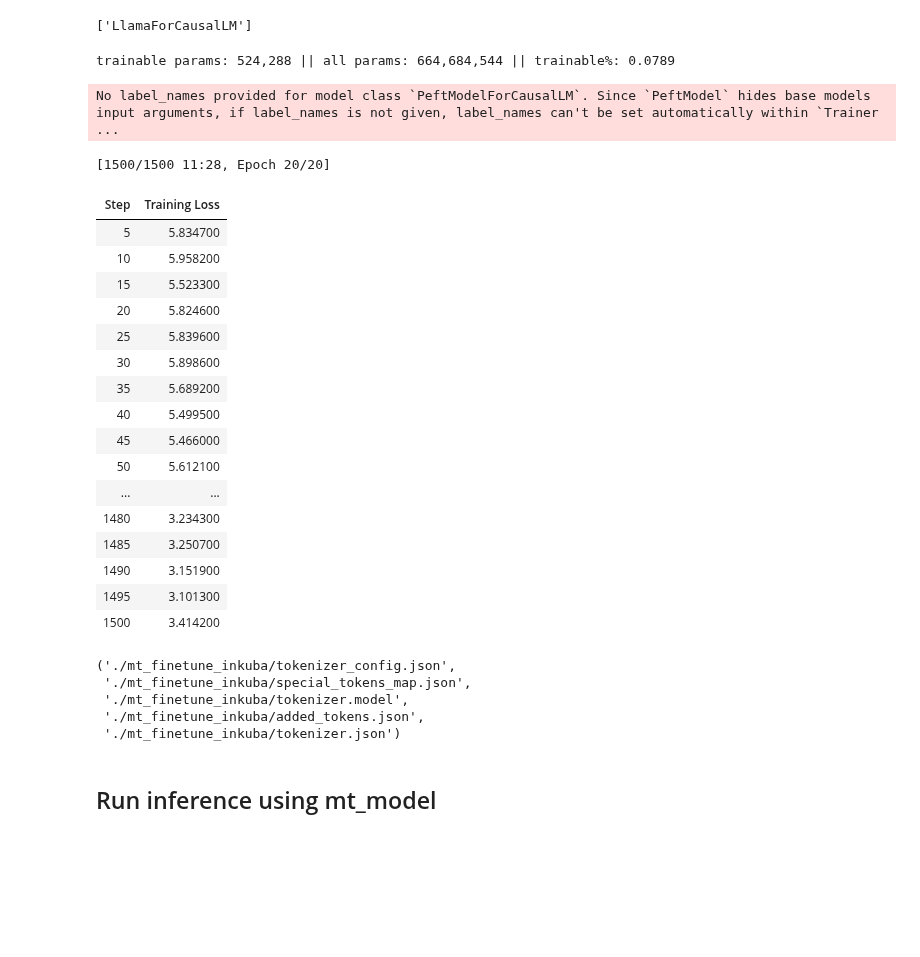
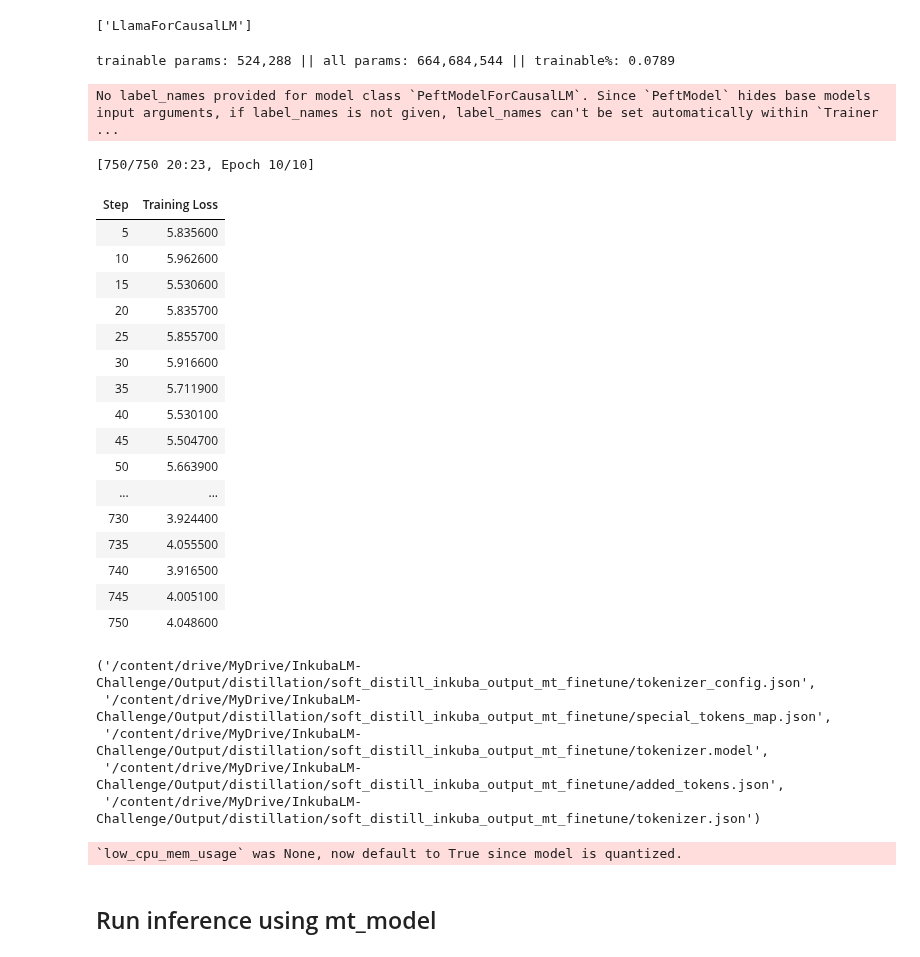
Before and after one commit to melissafasol/InkubaLM-Challenge, a Jupyter notebook: notebooks_ab/distillation.ipynb, the cells around one changed output. Saved outputs shown, nothing was run; the diff lists cells and outputs as text; code cells hidden in the pictures; blank space fills up the shorter version.

```diff
--- a/notebooks_ab/distillation.ipynb
+++ b/notebooks_ab/distillation.ipynb
@@ -453,0 +462,7 @@ No label_names provided for model class `PeftModelForCausalLM`. Since `PeftModel
+# %%
+from transformers import AutoModelForCausalLM, AutoTokenizer
+
+load_dir = "/content/drive/MyDrive/InkubaLM-Challenge/Output/distillation/soft_distill_inkuba_output"
+
+model = AutoModelForCausalLM.from_pretrained(load_dir, local_files_only=True)
+tokenizer = AutoTokenizer.from_pretrained(load_dir, local_files_only=True)
@@ -461,7 +483,3 @@ print(output_path)
 # %% [output]
 True
 /content/drive/MyDrive/InkubaLM-Challenge/Output/distillation
-# %%
-model = AutoModelForCausalLM.from_pretrained(os.path.join(output_path,"/soft_distill_inkuba_output")).to("cuda")
-tokenizer = AutoTokenizer.from_pretrained("lelapa/InkubaLM-0.4B")
-tokenizer.pad_token = tokenizer.eos_token  # Ensure padding is defined
@@ -919,59 +932,73 @@ tokenized = hf_dataset.map(preprocess_causal, remove_columns=hf_dataset.column_n
 training_args = TrainingArguments(
     output_dir="./mt_finetune_inkuba",
     per_device_train_batch_size=2,
-    num_train_epochs=20,
+    num_train_epochs=10,
     learning_rate=2e-5,  # 👈 lowered LR
     gradient_accumulation_steps=2,
     logging_steps=5,
     save_steps=50,
     evaluation_strategy="no",
     report_to="none",
     remove_unused_columns=False,
     logging_dir="./logs",
 )
 
 collator = DataCollatorForLanguageModeling(tokenizer=tokenizer, mlm=False)
 
 # -------- Train with default Trainer --------
 trainer = Trainer(
     model=model,
     args=training_args,
     train_dataset=tokenized,
     data_collator=collator,
     tokenizer=tokenizer,
 )
 
 trainer.train()
 
-# -------- Save the fine-tuned model --------
-model.save_pretrained("./mt_finetune_inkuba")
-tokenizer.save_pretrained("./mt_finetune_inkuba")
+output_path = "/content/drive/MyDrive/InkubaLM-Challenge/Output/distillation"
+save_dir = Path(output_path) / "soft_distill_inkuba_output_mt_finetune"
+save_dir.mkdir(parents=True, exist_ok=True)  # optional: make sure folder exists
+
+    # Merge LoRA weights into base model and save everything
+model = model.merge_and_unload()
+model.save_pretrained(save_dir)
+tokenizer.save_pretrained(save_dir)
 # %% [output]
 trainable params: 524,288 || all params: 664,684,544 || trainable%: 0.0789
 No label_names provided for model class `PeftModelForCausalLM`. Since `PeftModel` hides base models input arguments, if label_names is not given, label_names can't be set automatically within `Trainer ...
-[1500/1500 11:28, Epoch 20/20]
+[750/750 20:23, Epoch 10/10]
 | Step | Training Loss |
-| 5 | 5.834700 |
-| 10 | 5.958200 |
-| 15 | 5.523300 |
-| 20 | 5.824600 |
-| 25 | 5.839600 |
-| 30 | 5.898600 |
-| 35 | 5.689200 |
-| 40 | 5.499500 |
-| 45 | 5.466000 |
-| 50 | 5.612100 |
+| 5 | 5.835600 |
+| 10 | 5.962600 |
+| 15 | 5.530600 |
+| 20 | 5.835700 |
+| 25 | 5.855700 |
+| 30 | 5.916600 |
+| 35 | 5.711900 |
+| 40 | 5.530100 |
+| 45 | 5.504700 |
+| 50 | 5.663900 |
 | ... | ... |
-| 1480 | 3.234300 |
-| 1485 | 3.250700 |
-| 1490 | 3.151900 |
-| 1495 | 3.101300 |
-| 1500 | 3.414200 |
+| 730 | 3.924400 |
+| 735 | 4.055500 |
+| 740 | 3.916500 |
+| 745 | 4.005100 |
+| 750 | 4.048600 |
-('./mt_finetune_inkuba/tokenizer_config.json',
- './mt_finetune_inkuba/special_tokens_map.json',
- './mt_finetune_inkuba/tokenizer.model',
- './mt_finetune_inkuba/added_tokens.json',
- './mt_finetune_inkuba/tokenizer.json')
+('/content/drive/MyDrive/InkubaLM-Challenge/Output/distillation/soft_distill_inkuba_output_mt_finetune/tokenizer_config.json',
+ '/content/drive/MyDrive/InkubaLM-Challenge/Output/distillation/soft_distill_inkuba_output_mt_finetune/special_tokens_map.json',
+ '/content/drive/MyDrive/InkubaLM-Challenge/Output/distillation/soft_distill_inkuba_output_mt_finetune/tokenizer.model',
+ '/content/drive/MyDrive/InkubaLM-Challenge/Output/distillation/soft_distill_inkuba_output_mt_finetune/added_tokens.json',
+ '/content/drive/MyDrive/InkubaLM-Challenge/Output/distillation/soft_distill_inkuba_output_mt_finetune/tokenizer.json')
+# %%
+from transformers import AutoModelForCausalLM, AutoTokenizer
+
+load_dir = "/content/drive/MyDrive/InkubaLM-Challenge/Output/distillation/soft_distill_inkuba_output_mt_finetune"
+
+model = AutoModelForCausalLM.from_pretrained(load_dir, local_files_only=True)
+tokenizer = AutoTokenizer.from_pretrained(load_dir, local_files_only=True)
+# %% [output]
+`low_cpu_mem_usage` was None, now default to True since model is quantized.
 # %% [markdown]
 ## Run inference using mt_model
 # %%
```
Also changed, not shown: parts of 18 cells of this notebook.
